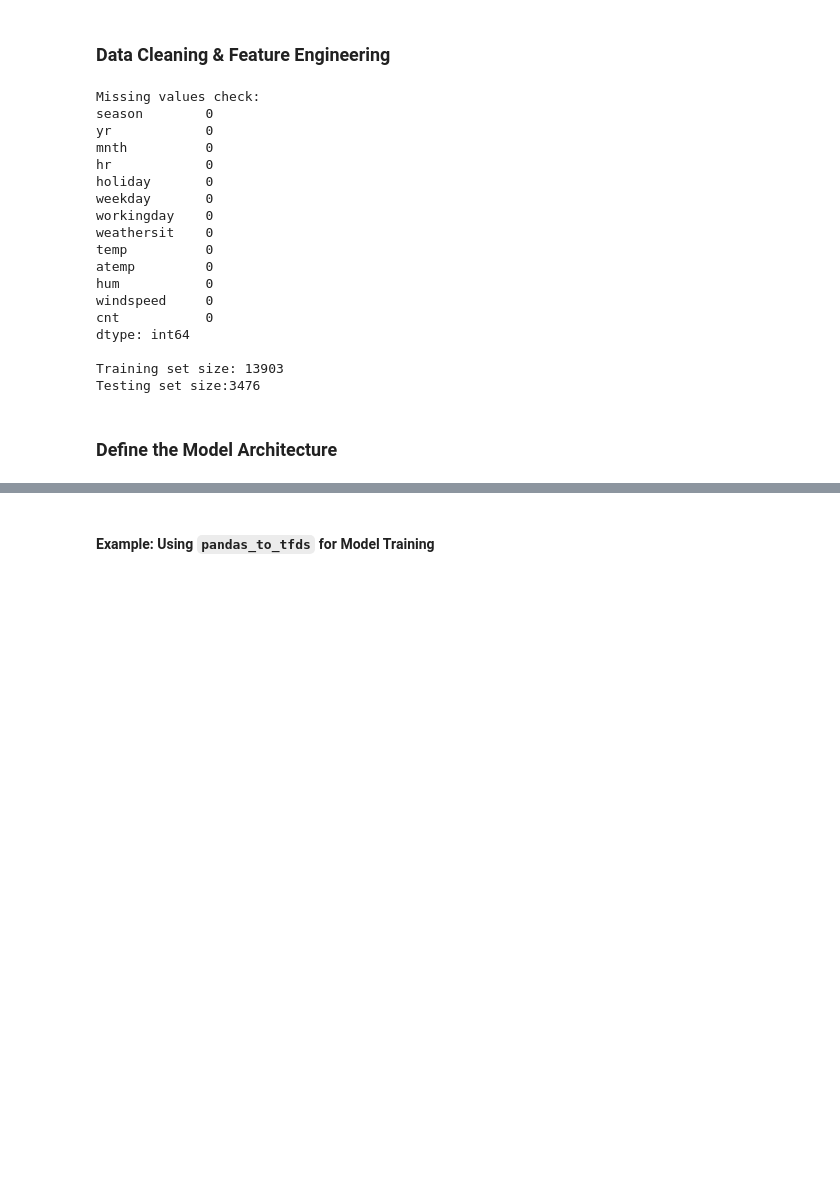
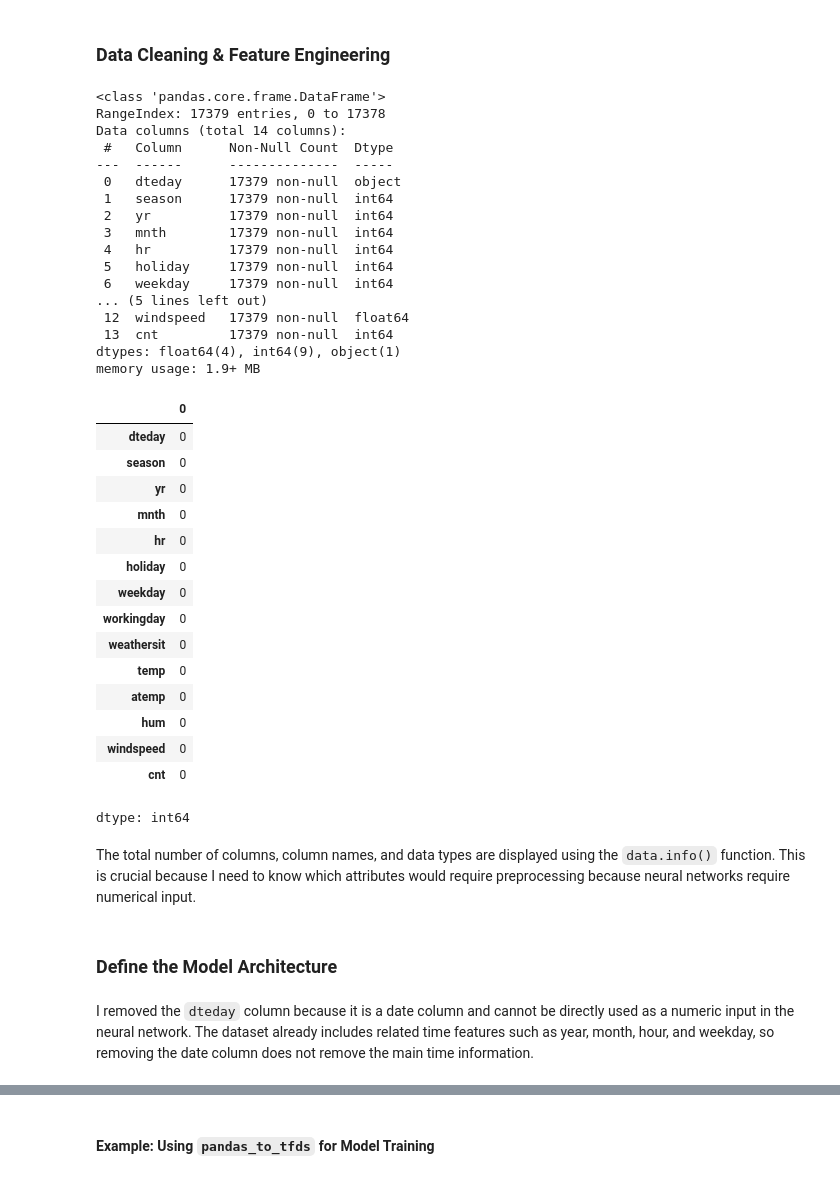
Before and after one commit to Rasha27-jcu/data-2000, a Jupyter notebook: exams/sp2026_final.ipynb, the cells around one changed output, grey strips where cells are left out. Cells and saved outputs as stored; diff of their text form; code cells hidden in the pictures; blank space fills up the shorter version.

```diff
--- a/exams/sp2026_final.ipynb
+++ b/exams/sp2026_final.ipynb
@@ -83,36 +79,44 @@ data.head()
 | 4 | 2011-01-01 | 1 | 0 | 1 | 4 | 0 | 6 | 0 | 1 | 0.24 | ... |
 # %% [markdown]
 ### Data Cleaning & Feature Engineering
-# %%
-# 1. Dropping Unnecessary Columns
-df_clean = data.drop(columns=['dteday'])
-# 2. Ensure there are no missing values.
-print ("Missing values check:")
-print (df_clean.isnull().sum())
-# 3. Splitting the Data into Training and Testing (80% Training, 20% Testing)
-train_data = df_clean.sample(frac=0.8, random_state=42)
-test_data = df_clean.drop(train_data.index)
-
-print (f"\nTraining set size: {len(train_data)}")
-print(f"Testing set size:{len(test_data)}")
-# %% [output]
-Missing values check:
-season        0
-yr            0
-mnth          0
-hr            0
-holiday       0
-weekday       0
-workingday    0
-weathersit    0
-temp          0
-atemp         0
-hum           0
-windspeed     0
-cnt           0
-dtype: int64
-
-Training set size: 13903
-Testing set size:3476
+# %%
+data.info()
+data.isnull().sum()
+# %% [output]
+<class 'pandas.core.frame.DataFrame'>
+RangeIndex: 17379 entries, 0 to 17378
+Data columns (total 14 columns):
+ #   Column      Non-Null Count  Dtype
+---  ------      --------------  -----
+ 0   dteday      17379 non-null  object
+ 1   season      17379 non-null  int64
+ 2   yr          17379 non-null  int64
+ 3   mnth        17379 non-null  int64
+ 4   hr          17379 non-null  int64
+ 5   holiday     17379 non-null  int64
+ 6   weekday     17379 non-null  int64
+... (5 lines left out)
+ 12  windspeed   17379 non-null  float64
+ 13  cnt         17379 non-null  int64
+dtypes: float64(4), int64(9), object(1)
+memory usage: 1.9+ MB
+|  | 0 |
+| dteday | 0 |
+| season | 0 |
+| yr | 0 |
+| mnth | 0 |
+| hr | 0 |
+| holiday | 0 |
+| weekday | 0 |
+| workingday | 0 |
+| weathersit | 0 |
+| temp | 0 |
+| atemp | 0 |
+| hum | 0 |
+| windspeed | 0 |
+| cnt | 0 |
+dtype: int64
+# %% [markdown]
+The total number of columns, column names, and data types are displayed using the `data.info()` function. This is crucial because I need to know which attributes would require preprocessing because neural networks require numerical input.
 # %% [markdown]
 ### Define the Model Architecture
@@ -118,0 +126,2 @@ Testing set size:3476
+# %% [markdown]
+I removed the `dteday` column because it is a date column and cannot be directly used as a numeric input in the neural network. The dataset already includes related time features such as year, month, hour, and weekday, so removing the date column does not remove the main time information.
```
Also changed, not shown: parts of 24 cells of this notebook.
